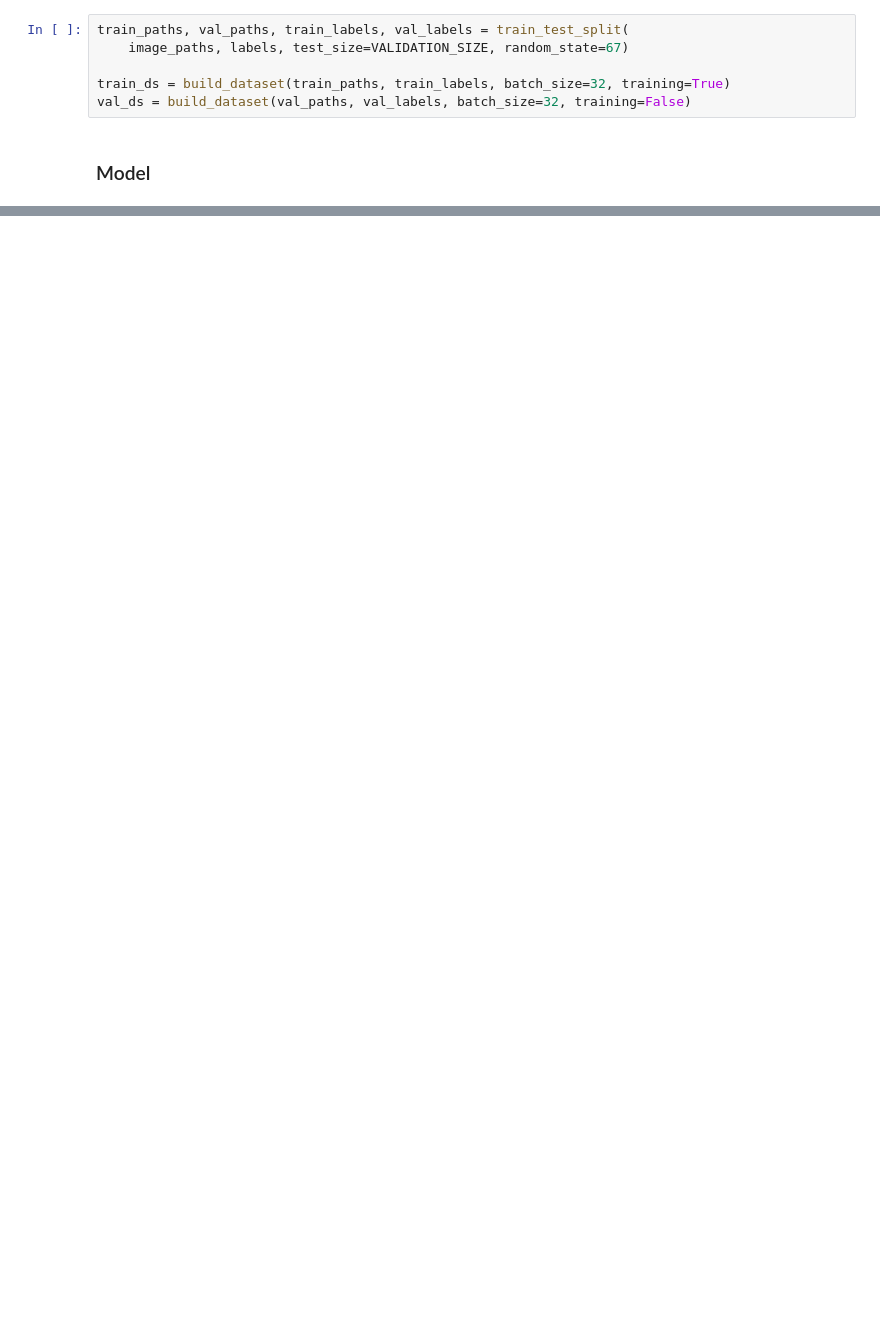
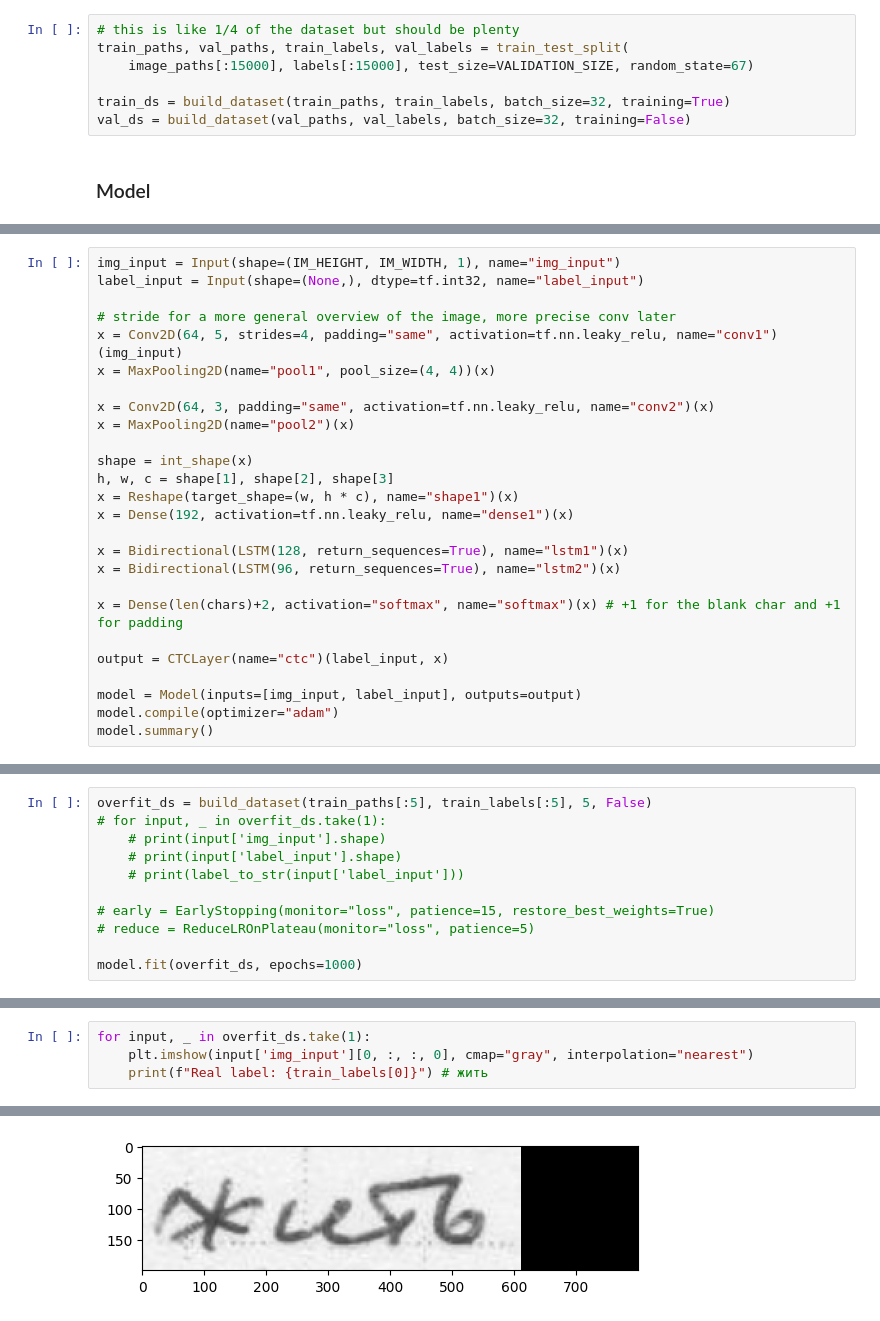
Before and after one commit to hnowakowski/cyrillOCR, a Jupyter notebook: training_notebook.ipynb, the cells around one changed output, grey strips where cells are left out. Drawn from its saved outputs; the diff is of its cells as text; blank space fills up the shorter version.

Commit message:
Working model v1 and an overfitting experiment

```diff
--- a/training_notebook.ipynb
+++ b/training_notebook.ipynb
@@ -71,8 +107,9 @@ chars = set(['а','б','в','г','д','е','ж','з','и','й','к','л','м','
 # %% [markdown]
 ### 80/20 train dataset split
 # %%
+# this is like 1/4 of the dataset but should be plenty
 train_paths, val_paths, train_labels, val_labels = train_test_split(
-    image_paths, labels, test_size=VALIDATION_SIZE, random_state=67)
+    image_paths[:15000], labels[:15000], test_size=VALIDATION_SIZE, random_state=67)
 
 train_ds = build_dataset(train_paths, train_labels, batch_size=32, training=True)
 val_ds = build_dataset(val_paths, val_labels, batch_size=32, training=False)
@@ -90 +133,27 @@ class CTCLayer(tf.keras.layers.Layer):
         return y_pred
+# %%
+img_input = Input(shape=(IM_HEIGHT, IM_WIDTH, 1), name="img_input")
+label_input = Input(shape=(None,), dtype=tf.int32, name="label_input")
+
+# stride for a more general overview of the image, more precise conv later
+x = Conv2D(64, 5, strides=4, padding="same", activation=tf.nn.leaky_relu, name="conv1")(img_input)
+x = MaxPooling2D(name="pool1", pool_size=(4, 4))(x)
+
+x = Conv2D(64, 3, padding="same", activation=tf.nn.leaky_relu, name="conv2")(x)
+x = MaxPooling2D(name="pool2")(x)
+
+shape = int_shape(x)
+h, w, c = shape[1], shape[2], shape[3]
+x = Reshape(target_shape=(w, h * c), name="shape1")(x)
+x = Dense(192, activation=tf.nn.leaky_relu, name="dense1")(x)
+
+x = Bidirectional(LSTM(128, return_sequences=True), name="lstm1")(x)
+x = Bidirectional(LSTM(96, return_sequences=True), name="lstm2")(x)
+
+x = Dense(len(chars)+2, activation="softmax", name="softmax")(x) # +1 for the blank char and +1 for padding
+
+output = CTCLayer(name="ctc")(label_input, x)
+
+model = Model(inputs=[img_input, label_input], outputs=output)
+model.compile(optimizer="adam")
+model.summary()
@@ -90,0 +184,11 @@ class CTCLayer(tf.keras.layers.Layer):
+# %%
+overfit_ds = build_dataset(train_paths[:5], train_labels[:5], 5, False)
+# for input, _ in overfit_ds.take(1):
+    # print(input['img_input'].shape)
+    # print(input['label_input'].shape)
+    # print(label_to_str(input['label_input']))
+
+# early = EarlyStopping(monitor="loss", patience=15, restore_best_weights=True)
+# reduce = ReduceLROnPlateau(monitor="loss", patience=5)
+
+model.fit(overfit_ds, epochs=1000)
@@ -90,0 +234,5 @@ class CTCLayer(tf.keras.layers.Layer):
+# %%
+for input, _ in overfit_ds.take(1):
+    plt.imshow(input['img_input'][0, :, :, 0], cmap="gray", interpolation="nearest")
+    print(f"Real label: {train_labels[0]}") # жить
+# %% [output]
@@ -90,0 +240 @@ class CTCLayer(tf.keras.layers.Layer):
+[figure, added]
```
Also changed, not shown: parts of 16 cells of this notebook, 2 other files.
